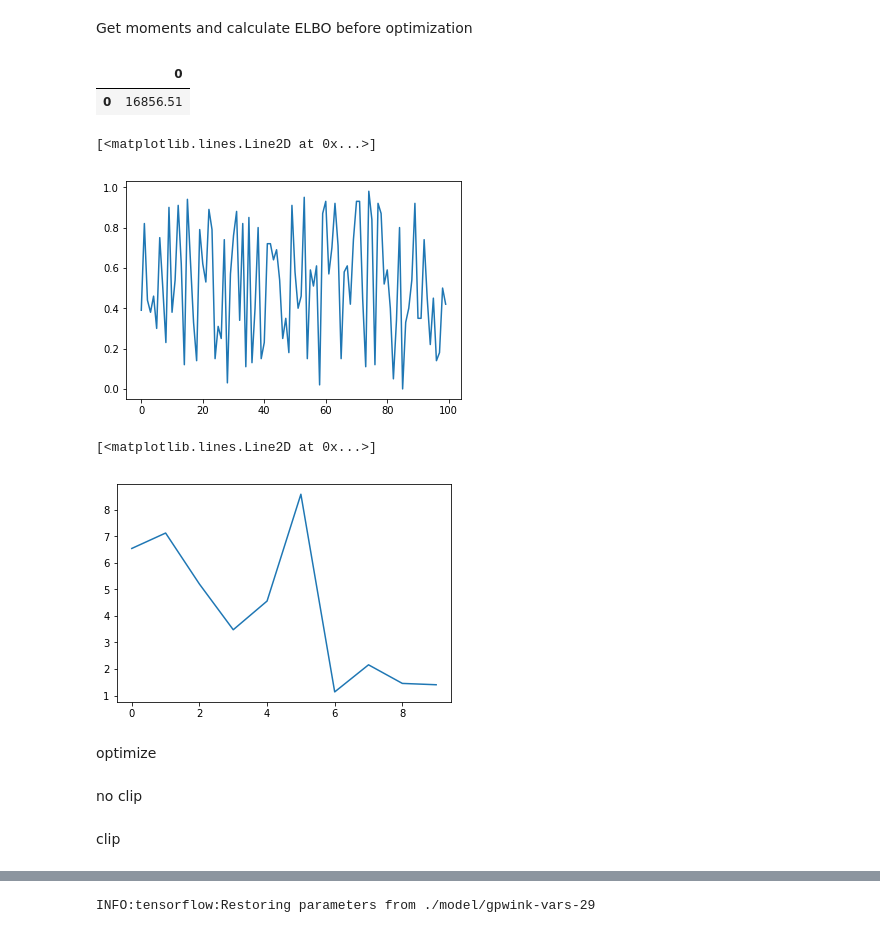
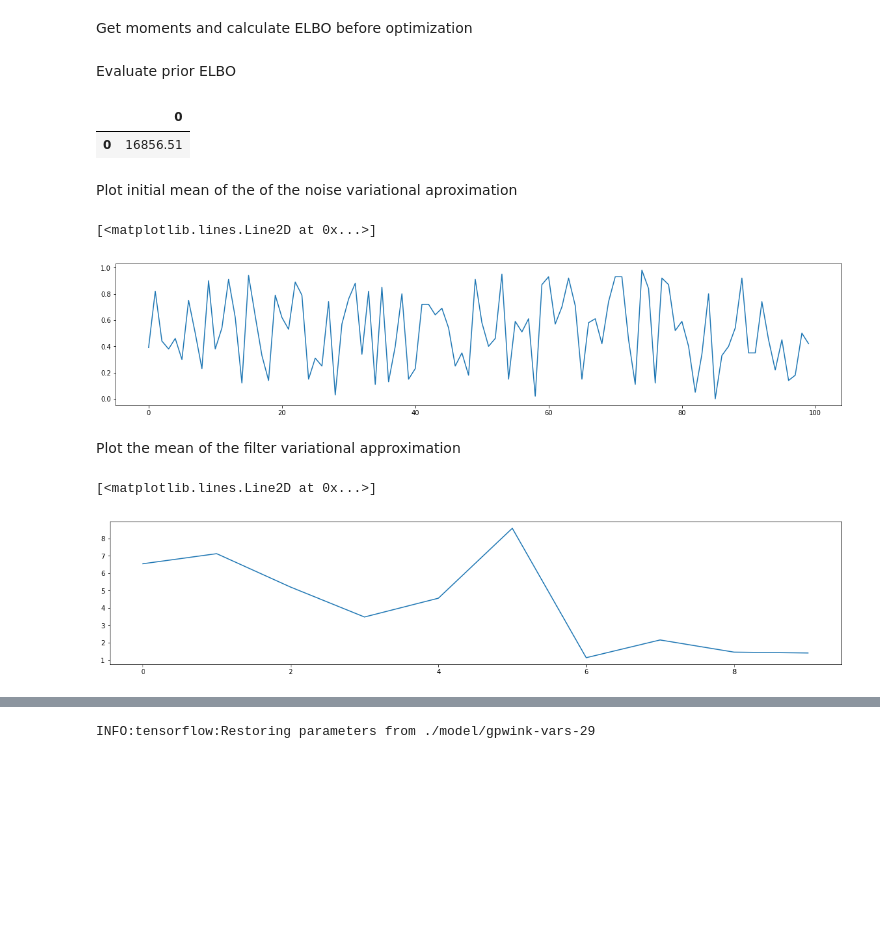
Before and after one commit to Canas/gpwink, a Jupyter notebook: examples/gpwink_elbo_calculation.ipynb, the cells around one changed output, grey strips where cells are left out. Drawn from its saved outputs; the diff is of its cells as text; code cells hidden in the pictures; blank space fills up the shorter version.

```diff
--- a/examples/gpwink_elbo_calculation.ipynb
+++ b/examples/gpwink_elbo_calculation.ipynb
@@ -199,22 +205,26 @@ var0 = sess.run(
 
 noise_variational_mean0  = sess.run(gpwink.noise_variational._mean)
 filter_variational_mean0 = sess.run(gpwink.filter_variational._mean)
+# %% [markdown]
+Evaluate prior ELBO
 # %%
 eval(tf.cast(elbo, dtype=np.float64))
 # %% [output]
 |  | 0 |
 | 0 | 16856.51 |
+# %% [markdown]
+Plot initial mean of the of the noise variational aproximation
 # %%
+plt.figure(figsize=(20, 4))
 plt.plot(eval(gpwink.noise_variational._mean))
 # %% [output]
 [<matplotlib.lines.Line2D at 0x...>]
-[figure, old version]
+[figure, new version]
+# %% [markdown]
+Plot the mean of the filter variational approximation
 # %%
+plt.figure(figsize=(20, 4))
 plt.plot(eval(gpwink.filter_variational._mean))
 # %% [output]
 [<matplotlib.lines.Line2D at 0x...>]
-[figure, old version]
+[figure, new version]
-# %% [markdown]
-optimize
-# %% [markdown]
-no clip
@@ -225,2 +230,0 @@ train = opt.minimize(loss)
-# %% [markdown]
-clip
```
Also changed, not shown: parts of 50 cells of this notebook.
